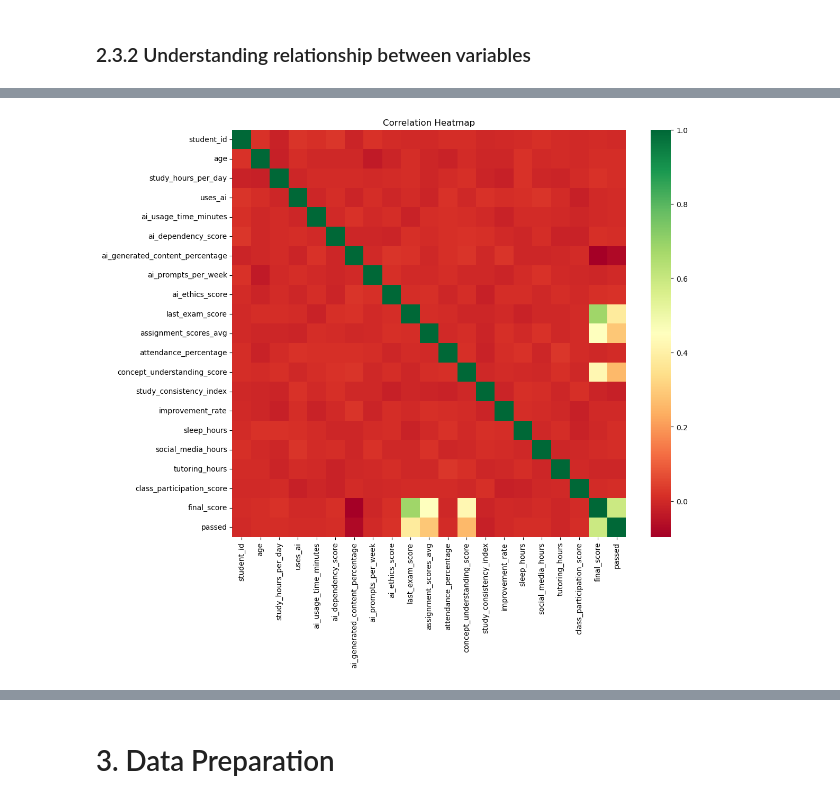
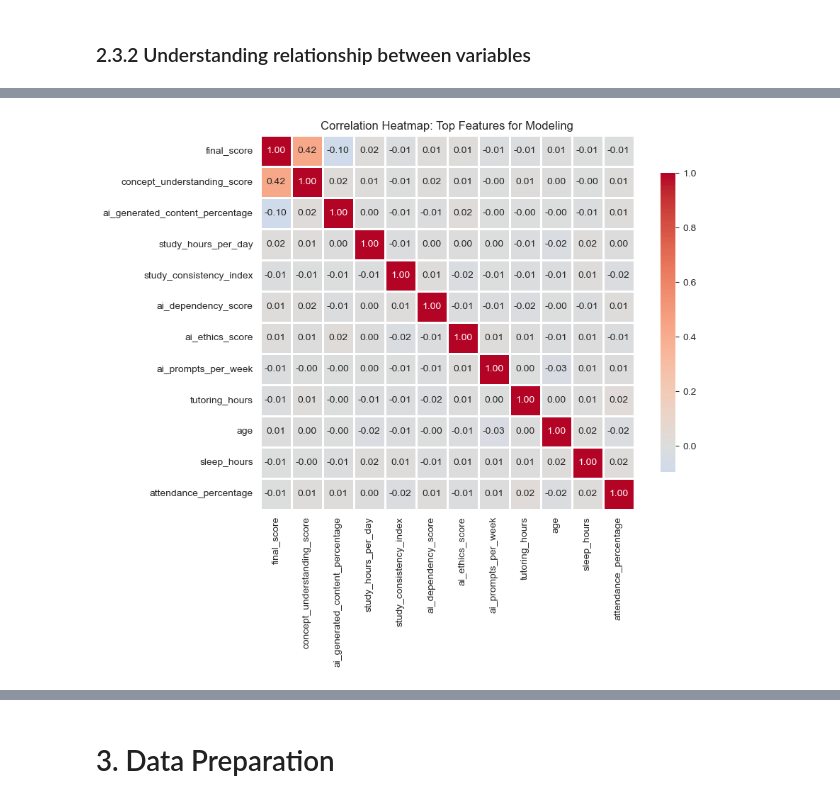
Before and after one commit to Yixuan003/mldp_project, a Jupyter notebook: MLDP Program Codes part2.ipynb, the cells around one changed output, grey strips where cells are left out. Drawn from its saved outputs; the diff is of its cells as text; code cells hidden in the pictures.

```diff
--- a/MLDP Program Codes part2.ipynb
+++ b/MLDP Program Codes part2.ipynb
@@ -164,11 +184,21 @@ Passing `palette` without assigning `hue` is deprecated and will be removed in v
-# %%
-## Correlation Heatmap
-# Rationale: To identify which features have a linear relationship with the target.
-plt.figure(figsize=(12, 10))
-numeric_cols = df.select_dtypes(include=[np.number]).columns
-corr_matrix = df[numeric_cols].corr()
-sns.heatmap(corr_matrix, annot=False, cmap='RdYlGn')
-plt.title('Correlation Heatmap')
-plt.show()
-# %% [output]
-[figure, removed]
+# %%
+## Focused Correlation Analysis - Key features for modeling
+# Exclude data leakage features
+exclude_cols = ['student_id', 'passed', 'performance_category', 'last_exam_score', 'assignment_scores_avg']
+modeling_features = df.select_dtypes(include=["int64", "float64"]).drop(columns=exclude_cols, errors='ignore')
+
+# Select most relevant features based on correlation with final_score
+corr_with_target = modeling_features.corr()["final_score"].abs().sort_values(ascending=False)
+top_features = corr_with_target.head(12).index.tolist()  # Top 12 features including final_score
+
+# Create focused correlation matrix
+focused_corr = modeling_features[top_features].corr()
+
+plt.figure(figsize=(10, 8))
+sns.heatmap(focused_corr, annot=True, fmt='.2f', cmap='coolwarm', center=0,
+            square=True, linewidths=1, cbar_kws={"shrink": 0.8})
+plt.title("Correlation Heatmap: Top Features for Modeling")
+plt.tight_layout()
+plt.show()
+# %% [output]
+[figure, added]
```
Also changed, not shown: parts of 20 cells of this notebook.
